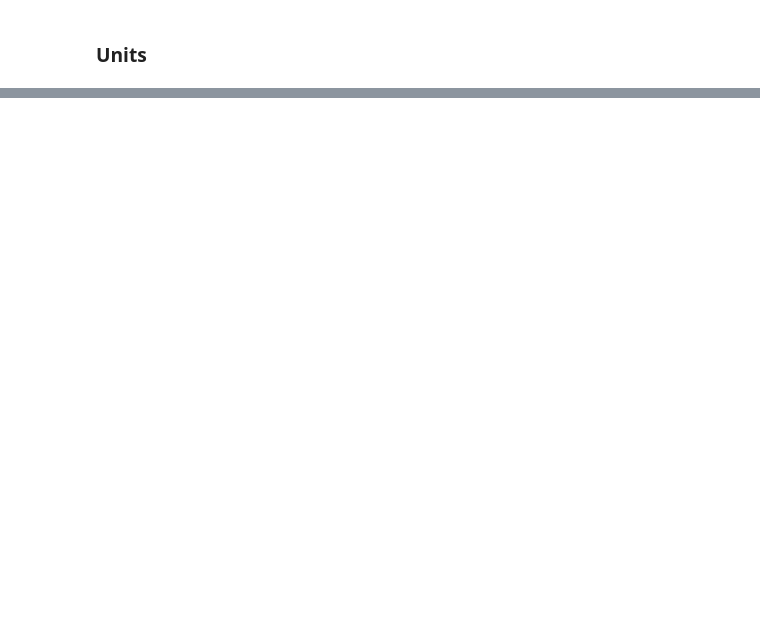
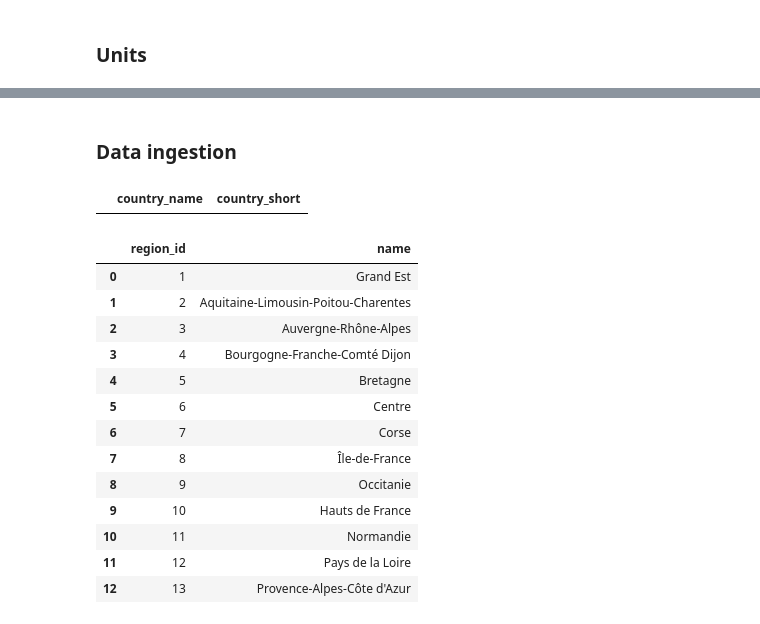
Before and after one commit to AmaurySalles/emissions-study, a Jupyter notebook: notebook.ipynb, the cells around one changed output, grey strips where cells are left out. Drawn from its saved outputs; the diff is of its cells as text; code cells hidden in the pictures; blank space fills up the shorter version.

```diff
--- a/notebook.ipynb
+++ b/notebook.ipynb
@@ -376,0 +459,2 @@ data[data["Unité français"]=='kg / m³'].loc[:,["Nom base français",'Total po
+# %% [markdown]
+### Data ingestion
@@ -376,0 +465,21 @@ data[data["Unité français"]=='kg / m³'].loc[:,["Nom base français",'Total po
+# %%
+countries[countries['country_short'].isna()]
+# %% [output]
+|  | country_name | country_short |
+# %%
+regions
+# %% [output]
+|  | region_id | name |
+| 0 | 1 | Grand Est |
+| 1 | 2 | Aquitaine-Limousin-Poitou-Charentes |
+| 2 | 3 | Auvergne-Rhône-Alpes |
+| 3 | 4 | Bourgogne-Franche-Comté Dijon |
+| 4 | 5 | Bretagne |
+| 5 | 6 | Centre |
+| 6 | 7 | Corse |
+| 7 | 8 | Île-de-France |
+| 8 | 9 | Occitanie |
+| 9 | 10 | Hauts de France |
+| 10 | 11 | Normandie |
+| 11 | 12 | Pays de la Loire |
+| 12 | 13 | Provence-Alpes-Côte d'Azur |
```
Also changed, not shown: parts of 55 cells of this notebook, 10 other files.
